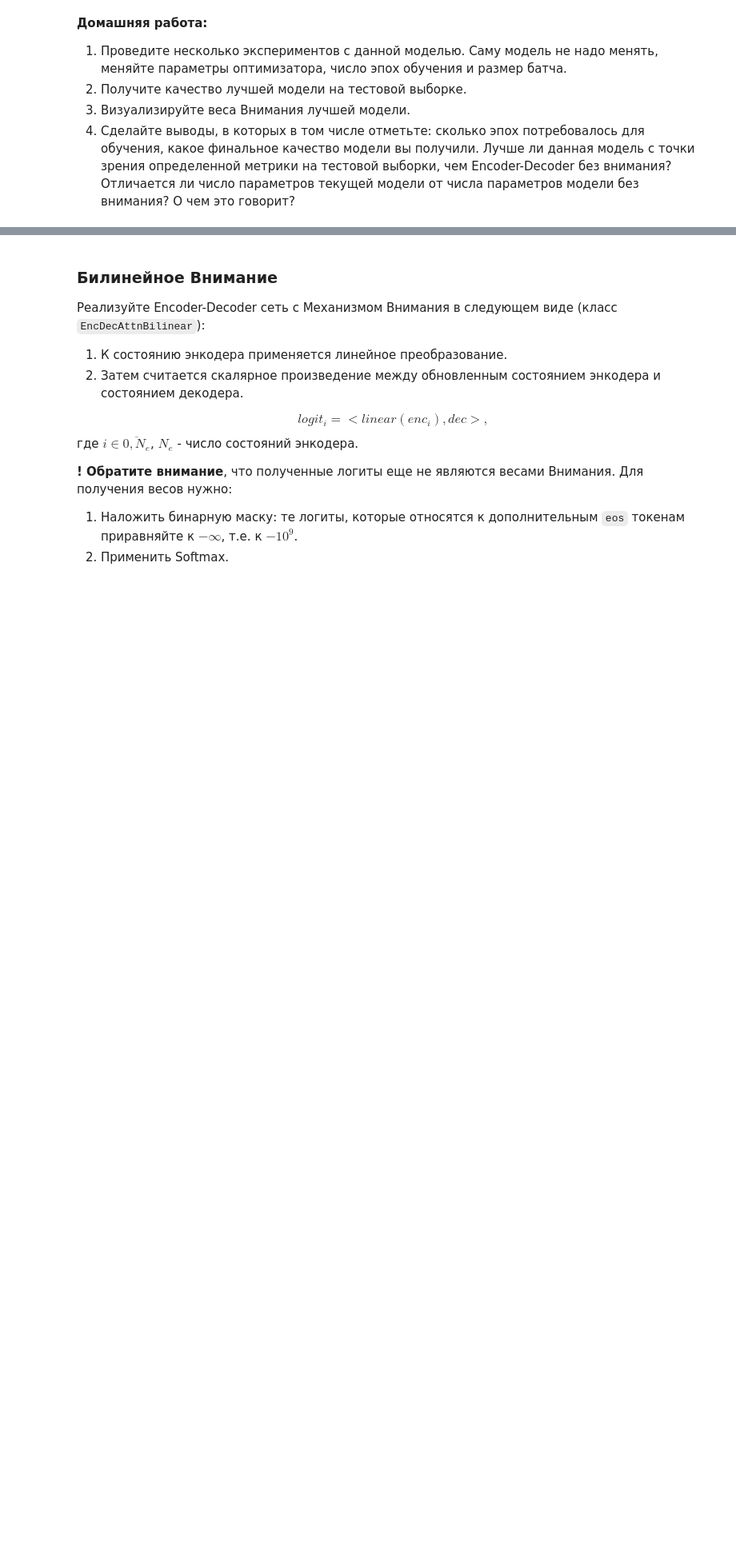
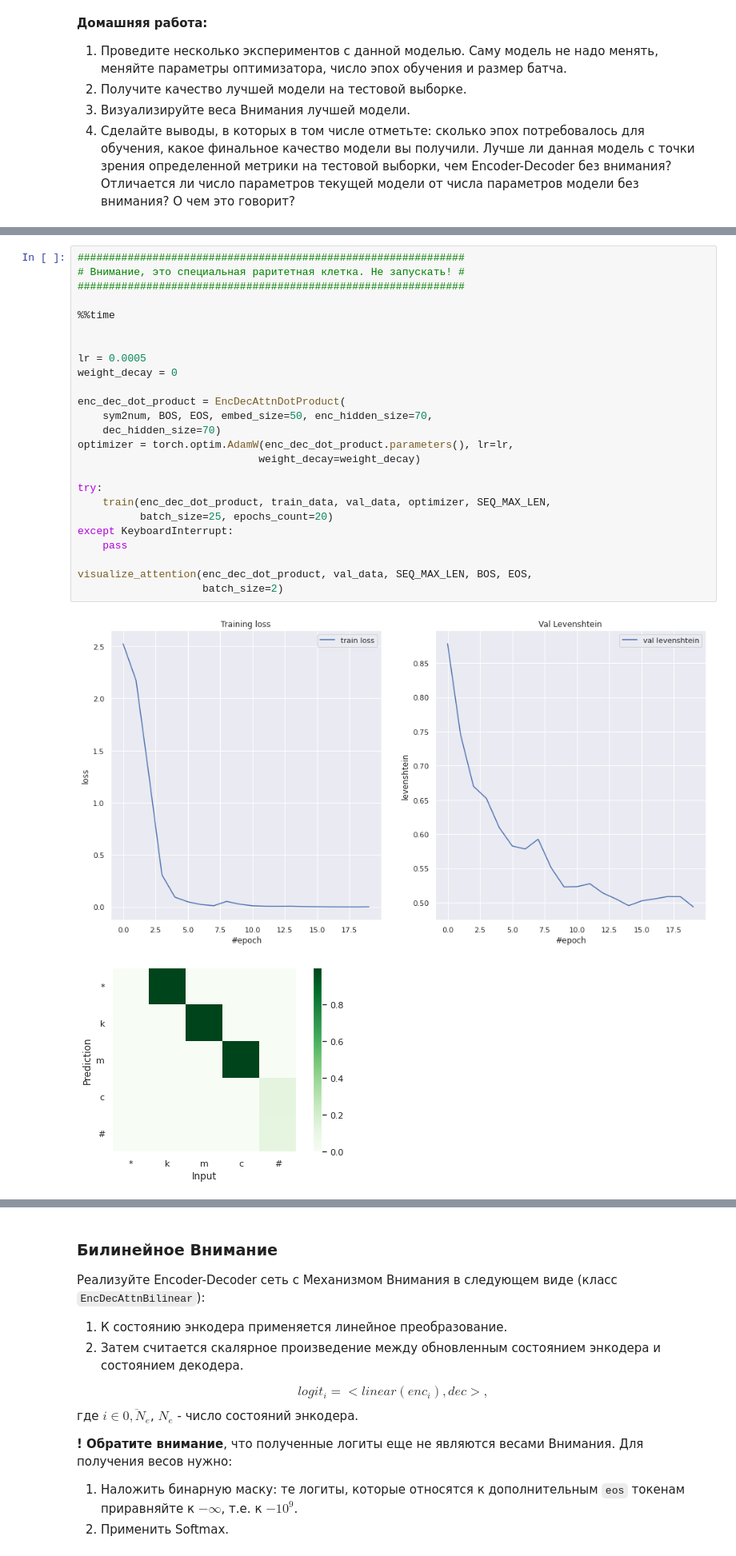
Before and after one commit to TopCoder2K/NN_course_ABBYY, a Jupyter notebook: attention/attention.ipynb, the cells around one changed output, grey strips where cells are left out. Shown at 80% size. Saved outputs shown, nothing was run; the diff lists cells and outputs as text; blank space fills up the shorter version.

Commit message:
All attention classes were implemented and successfully tested!

```diff
--- a/attention/attention.ipynb
+++ b/attention/attention.ipynb
@@ -841,0 +864,28 @@ visualize_attention(enc_dec_dot_product, val_data, SEQ_MAX_LEN, BOS, EOS,
+# %%
+##############################################################
+# Внимание, это специальная раритетная клетка. Не запускать! #
+##############################################################
+
+%%time
+
+
+lr = 0.0005
+weight_decay = 0
+
+enc_dec_dot_product = EncDecAttnDotProduct(
+    sym2num, BOS, EOS, embed_size=50, enc_hidden_size=70,
+    dec_hidden_size=70)
+optimizer = torch.optim.AdamW(enc_dec_dot_product.parameters(), lr=lr,
+                             weight_decay=weight_decay)
+
+try:
+    train(enc_dec_dot_product, train_data, val_data, optimizer, SEQ_MAX_LEN,
+          batch_size=25, epochs_count=20)
+except KeyboardInterrupt:
+    pass
+
+visualize_attention(enc_dec_dot_product, val_data, SEQ_MAX_LEN, BOS, EOS,
+                    batch_size=2)
+# %% [output]
+[figure, added]
+[figure, added]
```
Also changed, not shown: parts of 42 cells of this notebook, 4 other files.
